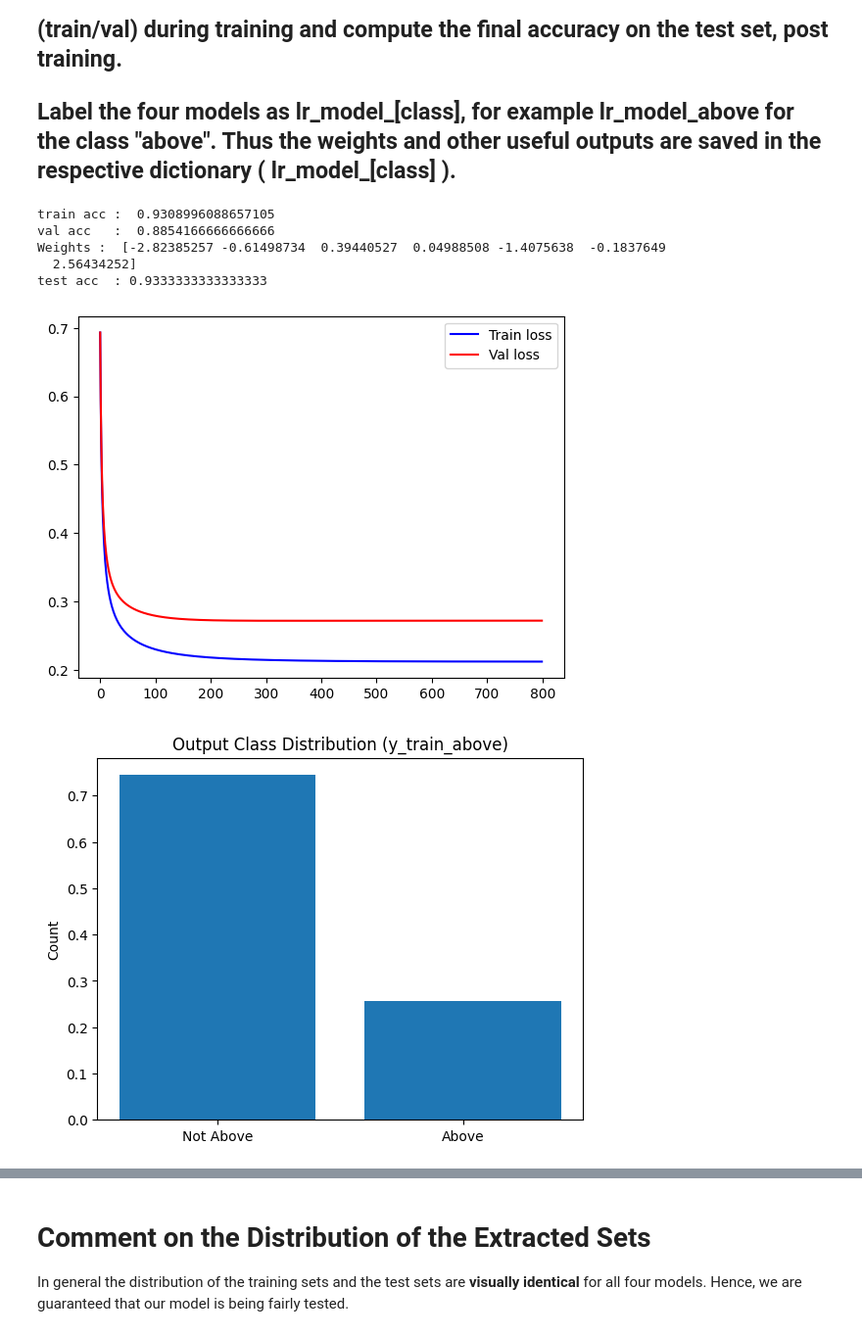
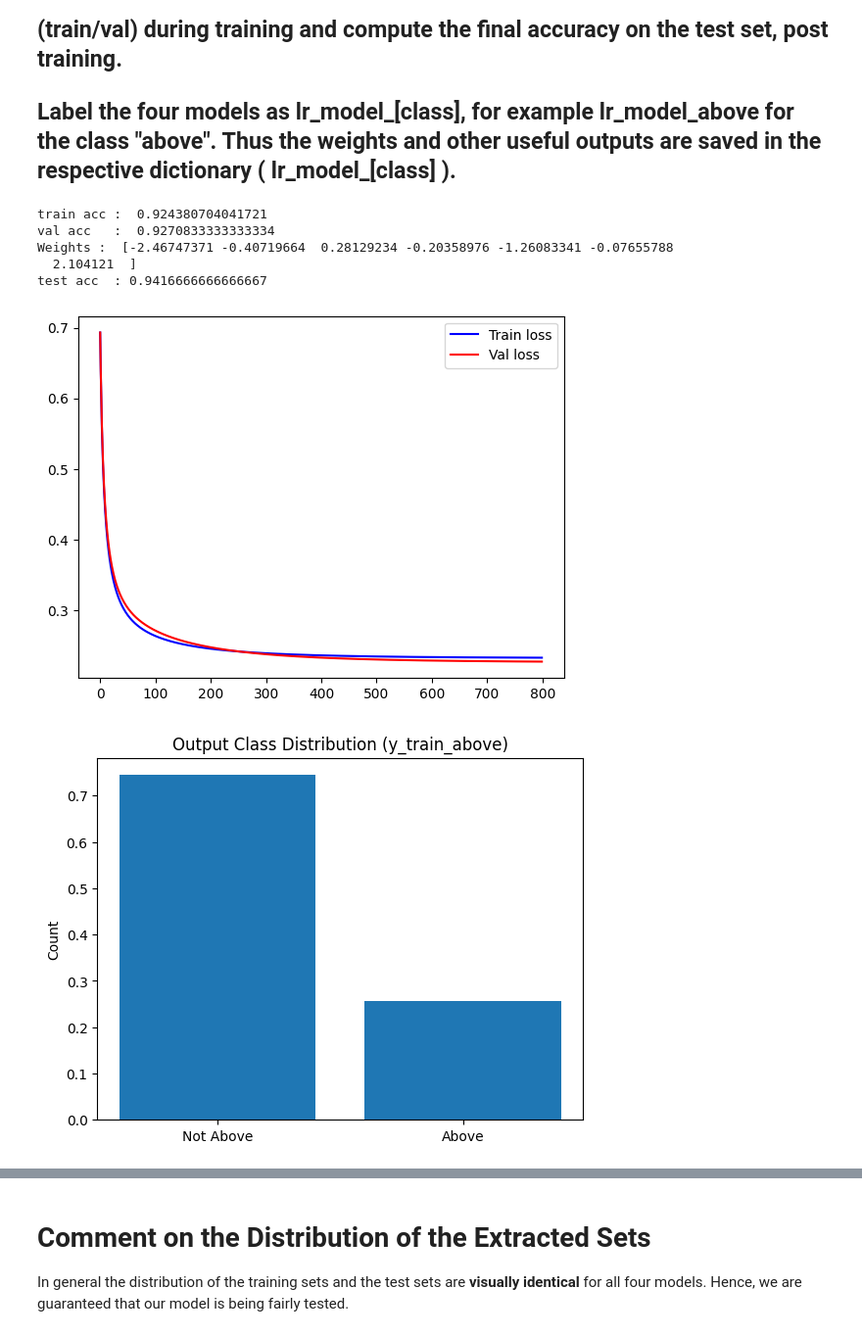
Before and after one commit to JuanScerriE/cce2502-pr-ml, a Jupyter notebook: assignment-2/CCE2502_Assignment_II_2022_2023.ipynb, the cells around one changed output, grey strips where cells are left out. Shown at 98% size. Drawn from its saved outputs; the diff is of its cells as text; code cells hidden in the pictures.

```diff
--- a/assignment-2/CCE2502_Assignment_II_2022_2023.ipynb
+++ b/assignment-2/CCE2502_Assignment_II_2022_2023.ipynb
@@ -433,24 +433,24 @@ on the right of: 243
 ## Use the gradient descent algorithm given in this notebook (lr_train_model) to train the four models, one at a time.  In this case you've got six features and so the weight vector per model is of length 7. Use a split ratio of 0.8 (train/val) during training and compute the final accuracy on the test set, post training.
 ## Label the four models as lr_model_[class], for example lr_model_above for the class "above". Thus the weights and other useful outputs are saved in the respective dictionary ( lr_model_[class] ).
 # %%
-lr_model_above = lr_train_model(X_train_above, y_train_above, no_iterations=800, alpha=1, phi=0.004)
+lr_model_above = lr_train_model(X_train_above, y_train_above, no_iterations=800, alpha=0.5, phi=0.0075)
 display_results(lr_model_above)
 
 # print test accuracy for "above"
 X_test_above, y_test_above = extract_data(X_test, y_test, label_encode['above'])
 test_above_acc = get_accuracy(lr_model_above["weights"], X_test_above, y_test_above)
 print('test acc  :', test_above_acc)
 
 # plot extracted data distribution for "above"
 plot_bar_chart(y_train_above, ylabel='Count', labels=('Not Above', 'Above'), title='Output Class Distribution (y_train_above)')
 plot_bar_chart(y_test_above, ylabel='Count', labels=('Not Above', 'Above'), title='Output Class Distribution (y_test_above)')
 # %% [output]
-train acc :  0.9308996088657105
-val acc   :  0.8854166666666666
-Weights :  [-2.82385257 -0.61498734  0.39440527  0.04988508 -1.4075638  -0.1837649
-  2.56434252]
-test acc  : 0.9333333333333333
+train acc :  0.924380704041721
+val acc   :  0.9270833333333334
+Weights :  [-2.46747371 -0.40719664  0.28129234 -0.20358976 -1.26083341 -0.07655788
+  2.104121  ]
+test acc  : 0.9416666666666667
-[figure, old version]
+[figure, new version]
 [figure]
 [figure]
 # %%
```
Also changed, not shown: parts of 17 cells of this notebook.
